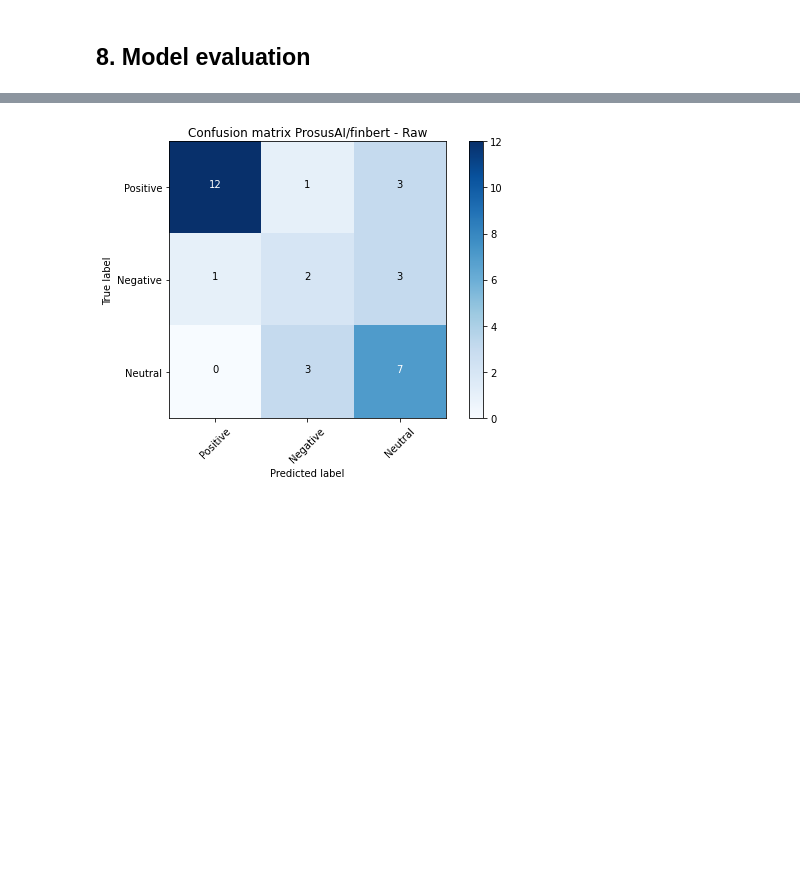
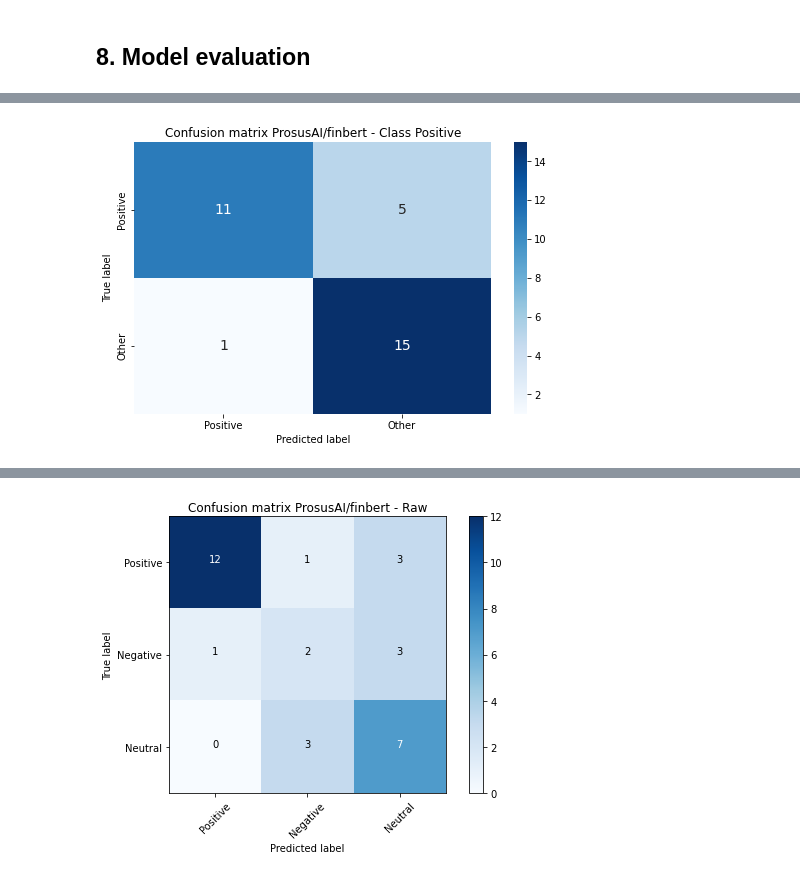
Before and after one commit to Jan-Burger/Bachelor-Thesis, a Jupyter notebook: notebooks/sentiment_analysis/transformer_finetuning.ipynb, the cells around one changed output, grey strips where cells are left out. Drawn from its saved outputs; the diff is of its cells as text; code cells hidden in the pictures; blank space fills up the shorter version.

```diff
--- a/notebooks/sentiment_analysis/transformer_finetuning.ipynb
+++ b/notebooks/sentiment_analysis/transformer_finetuning.ipynb
@@ -415,0 +455,7 @@ plot = sns.heatmap(
+# %%
+mlcf = multilabel_confusion_matrix(y_true_argmax, y_pred_argmax)
+# %%
+# Some weird reshaping because sklearn swaps labels for some reason
+mlcf_positive_class = mlcf[0][[1, 0]][: , [1,0]]
+mlcf_negative_class = mlcf[1][[1, 0]][: , [1,0]]
+mlcf_neutral_class = mlcf[2][[1, 0]][: , [1,0]]
@@ -415,0 +467,14 @@ plot = sns.heatmap(
+# %%
+# Confusion matrix for positive class
+df_cm_pos = pd.DataFrame(mlcf_positive_class, columns=["Positive", "Other"], index=["Positive", "Other"])
+df_cm_pos.index.name = "True label"
+df_cm_pos.columns.name = "Predicted label"
+plt.figure(figsize=(8, 5))
+plt.title(f"Confusion matrix {model_name} - Class Positive")
+plot_cm_pos = sns.heatmap(
+    df_cm_pos, cmap="Blues", annot=True, annot_kws={"size": 14}
+)  # font size
+
+wandb.log({"Confusion matrix - Class Positive": wandb.Image(plot_cm_pos)})
+# %% [output]
+[figure, added]
```
Also changed, not shown: parts of 18 cells of this notebook, 14 other files.
